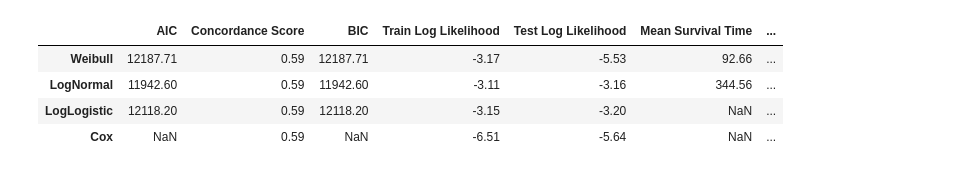
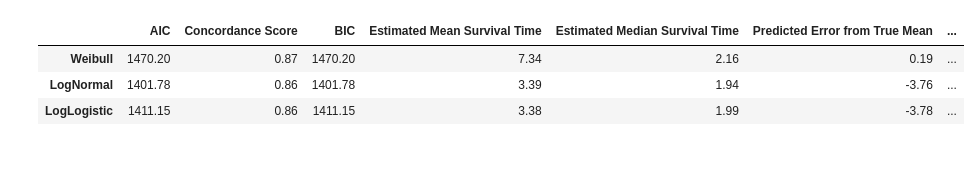
Before and after one commit to simplymathematics/deckard, a Jupyter notebook: examples/pytorch/weibull.ipynb, the cells around one changed output. Saved outputs shown, nothing was run; the diff lists cells and outputs as text; code cells hidden in the pictures.

Commit message:
update weibull

```diff
--- a/examples/pytorch/weibull.ipynb
+++ b/examples/pytorch/weibull.ipynb
@@ -222,7 +241,7 @@ weibull_dict = {
     "adv_log_loss: lambda_": "Adv. Log Loss",
     "adv_failure_rate: lambda_": "Adv. Failure Rate",
     "failure_rate: lambda_": "Ben. Failure Rate",
-    "model_layers: lambda_ ": "No. of Layers",
+    "model_layers: lambda_": "No. of Layers",
     "model.art.pipeline.initialize.kwargs.optimizer.lr: lambda_" : "Learning Rate",
     "def_gen" : "Defence",
 }
@@ -231,7 +250,7 @@ weibull_afr, wft = plot_aft(
     X_train,
     file = "weibull_aft.pdf",
     event_col = target,
-    duration_col = "adv_fit_time",
+    duration_col = duration_col,
     title = "Weibull AFT Model",
     mtype = "weibull",
     replacement_dict=weibull_dict,
@@ -348,4 +455,5 @@ lnt.print_summary()
 # %%
+
 log_logistic_dict = {
     "Intercept: beta_": "$\\beta$",
     "Intercept: alpha_": "$\\alpha$",
@@ -368,11 +476,24 @@ log_logistic_graph, llt = plot_aft(
     X_train,
     "log_logistic_aft.pdf",
     target,
-    "adv_fit_time",
+    duration_col,
     "Log Logistic AFT Model",
     "log_logistic",
     replacement_dict=log_logistic_dict,
 )
 llt.print_summary()
 llt_scores = score_model(llt, X_train, X_test)
+print(llt_scores)
+llt_partial = plot_partial_effects(
+    file = "log_logistic_partial_effects.pdf",
+    aft = llt,
+    covariate_array = "model_layers",
+    values_array = [18, 34, 50, 101, 152],
+    replacement_dict=log_logistic_dict,
+    title="Partial Effects of No. of Layers on Failure Rate for Log-Logistic AFR",
+    ylabel="Chance of Survival at time $T$ (seconds)",
+    xlabel="Time $T$ (seconds)",
+    legend_kwargs={"title" : "No. of Layers", "labels" : ["18", "34", "50", "101", "152"]},
+
+)
 # %% [output]
@@ -403,34 +531,44 @@ llt_scores = score_model(llt, X_train, X_test)
 # %%
 aft_dict = {
     "Weibull": wft,
     "LogNormal": lnt,
     "LogLogistic": llt,
-    "Cox": cft,
+    # "Cox": cft,
 }
+
+score_list = [
+    wft_scores,
+    lnt_scores,
+    llt_scores,
+    # cft_scores,
+]
 aft_data = pd.DataFrame()
 aft_data.index.name = "Model"
 aft_data.index = aft_dict.keys()
 aft_data["AIC"] = [x.AIC_ if not isinstance(x, CoxPHFitter) else np.nan for x in aft_dict.values() ]
 # aft_data["LogLikelihood"] = [x.log_likelihood_ for x in aft_dict.values()]
 aft_data["Concordance Score"] = [x.concordance_index_ for x in aft_dict.values()]
 aft_data["BIC"] = [x.AIC_ if not isinstance(x, CoxPHFitter) else np.nan for x in aft_dict.values()]
-aft_data['Train Log Likelihood'] = [x['train_score'] for x in [wft_scores, lnt_scores, llt_scores, cox_scores]]
-aft_data['Test Log Likelihood'] = [x['test_score'] for x in [wft_scores, lnt_scores, llt_scores, cox_scores]]
-aft_data['Mean Survival Time'] = [x.mean_survival_time_  if hasattr(x, "mean_survival_time_") else np.nan for x in aft_dict.values()]
-aft_data['Median Survival Time'] = [x.median_survival_time_ if hasattr(x, "median_survival_time_") else np.nan  for x in aft_dict.values()]
-aft_data['True Median Survival Time'] = np.median(y_train)
-aft_data['True Mean Survival Time'] = np.mean(y_train)
-aft_data[r'Error (seconds)'] = (aft_data['Median Survival Time'] - aft_data['True Median Survival Time'])
-aft_data[r'% Error from True Mean'] = (aft_data['Mean Survival Time'] - aft_data['True Mean Survival Time'] ) /aft_data['True Mean Survival Time'] * 100
+# aft_data['Train Log Likelihood'] = [x['train_score'] for x in score_list]
+# aft_data['Test Log Likelihood'] = [x['test_score'] for x in score_list]
+aft_data['Estimated Mean Survival Time'] = [x.predict_expectation(X_train).mean() for x in aft_dict.values()]
+# aft_data['True Mean Survival Time'] = (1 / (y_train/X_train[duration_col])).mean()
+aft_data['Estimated Median Survival Time'] = [x.predict_median(X_train).median() for x in aft_dict.values()]
+# aft_data['True Median Survival Time'] = (1 - (y_train/X_train[duration_col])).median()
+success_rate = X_train['accuracy']
+aft_data['True Mean Survival Time'] = ((1/X_train.accuracy).replace(np.inf, np.nan) * X_train.predict_time).mean()
+aft_data['True Median Survival Time'] = ((1/X_train.accuracy).replace(np.inf, np.nan) * X_train.predict_time).median()
+aft_data['Predicted Error from True Mean'] = aft_data['Estimated Mean Survival Time'] - aft_data['True Mean Survival Time']
+aft_data['Predicted Error from True Median'] = aft_data['Estimated Median Survival Time'] - aft_data['True Median Survival Time']
+del aft_data['True Mean Survival Time']
 del aft_data['True Median Survival Time']
-del aft_data['True Mean Survival Time']
 aft_data = aft_data.round(2)
 aft_data.to_csv(FOLDER / "aft_comparison.csv")
 logger.info(f"Saved AFT comparison to {FOLDER / 'aft_comparison.csv'}")
-aft_data
+aft_data.round(2).to_latex(FOLDER / "aft_comparison.tex")
+aft_data.round(2)
 # %% [output]
-|  | AIC | Concordance Score | BIC | Train Log Likelihood | Test Log Likelihood | Mean Survival Time | ... |
-| Weibull | 12187.71 | 0.59 | 12187.71 | -3.17 | -5.53 | 92.66 | ... |
-| LogNormal | 11942.60 | 0.59 | 11942.60 | -3.11 | -3.16 | 344.56 | ... |
-| LogLogistic | 12118.20 | 0.59 | 12118.20 | -3.15 | -3.20 | NaN | ... |
-| Cox | NaN | 0.59 | NaN | -6.51 | -5.64 | NaN | ... |
+|  | AIC | Concordance Score | BIC | Estimated Mean Survival Time | Estimated Median Survival Time | Predicted Error from True Mean | ... |
+| Weibull | 1470.20 | 0.87 | 1470.20 | 7.34 | 2.16 | 0.19 | ... |
+| LogNormal | 1401.78 | 0.86 | 1401.78 | 3.39 | 1.94 | -3.76 | ... |
+| LogLogistic | 1411.15 | 0.86 | 1411.15 | 3.38 | 1.99 | -3.78 | ... |
```
Also changed, not shown: parts of 12 cells of this notebook, 4 other files.
